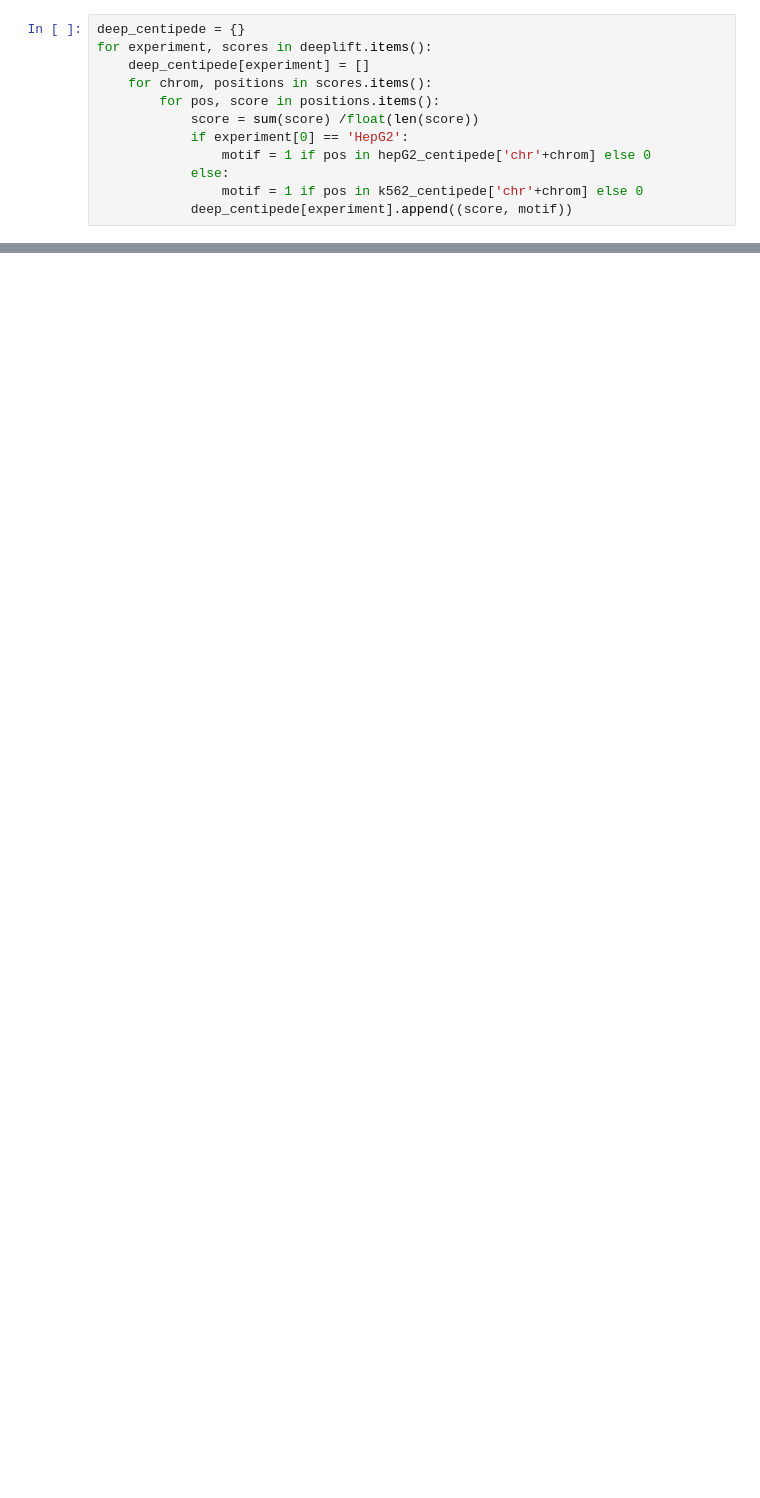
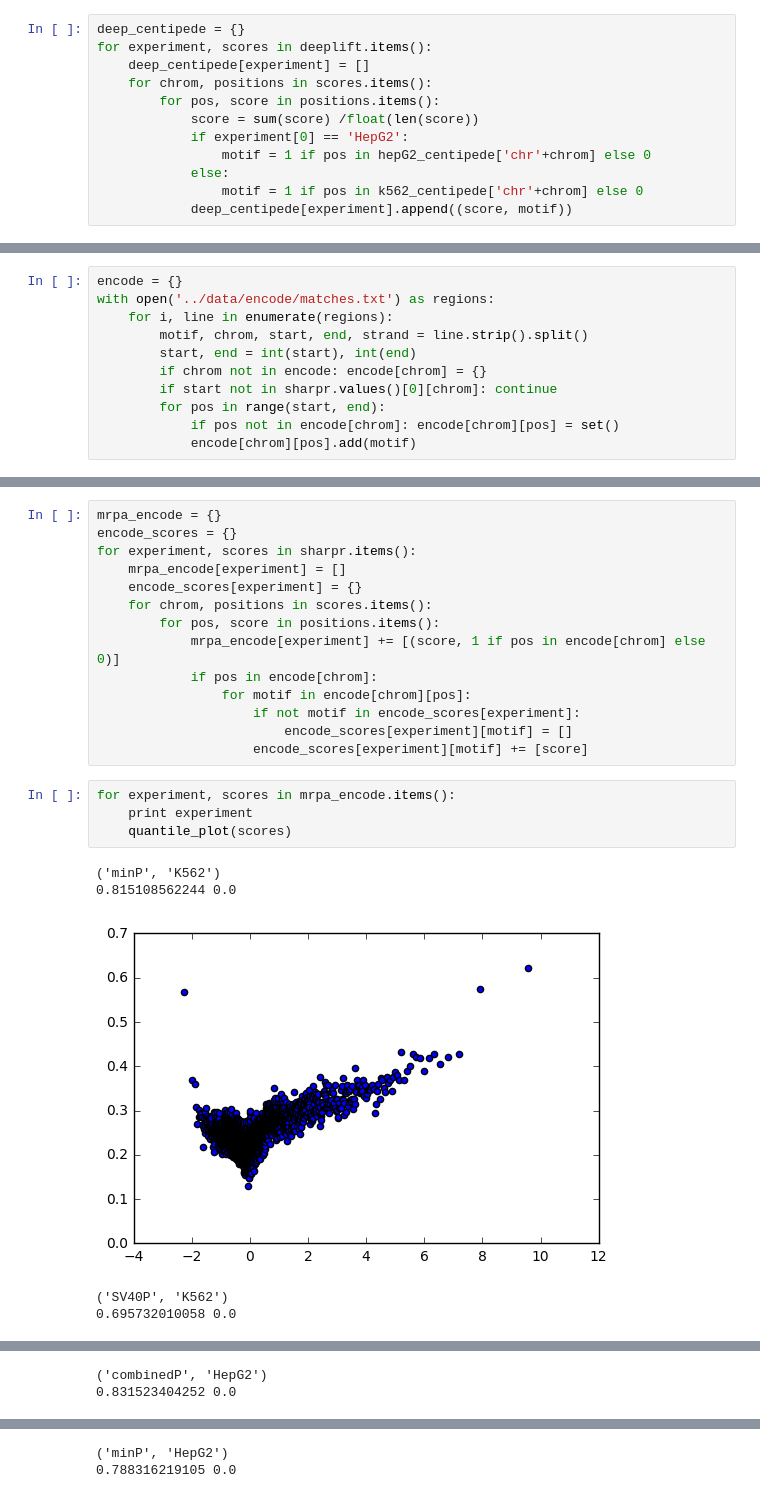
Before and after one commit to irvhsu/cs273b-project, a Jupyter notebook: notebooks/interpretation.ipynb, the cells around one changed output, grey strips where cells are left out. Drawn from its saved outputs; the diff is of its cells as text; blank space fills up the shorter version.

Commit message:
ENCODE comparison

```diff
--- a/notebooks/interpretation.ipynb
+++ b/notebooks/interpretation.ipynb
@@ -268,0 +238,11 @@ for experiment, scores in deep_centipede.items():
+# %%
+encode = {}
+with open('../data/encode/matches.txt') as regions:
+    for i, line in enumerate(regions):
+        motif, chrom, start, end, strand = line.strip().split()
+        start, end = int(start), int(end)
+        if chrom not in encode: encode[chrom] = {}
+        if start not in sharpr.values()[0][chrom]: continue
+        for pos in range(start, end):
+            if pos not in encode[chrom]: encode[chrom][pos] = set()
+            encode[chrom][pos].add(motif)
@@ -268,0 +268,24 @@ for experiment, scores in deep_centipede.items():
+# %%
+mrpa_encode = {}
+encode_scores = {}
+for experiment, scores in sharpr.items():
+    mrpa_encode[experiment] = []
+    encode_scores[experiment] = {}
+    for chrom, positions in scores.items():
+        for pos, score in positions.items():
+            mrpa_encode[experiment] += [(score, 1 if pos in encode[chrom] else 0)]
+            if pos in encode[chrom]:
+                for motif in encode[chrom][pos]:
+                    if not motif in encode_scores[experiment]:
+                        encode_scores[experiment][motif] = []
+                    encode_scores[experiment][motif] += [score]
+# %%
+for experiment, scores in mrpa_encode.items():
+    print experiment
+    quantile_plot(scores)
+# %% [output]
+('minP', 'K562')
+0.815108562244 0.0
+[figure, added]
+('SV40P', 'K562')
+0.695732010058 0.0
@@ -268,0 +293,2 @@ for experiment, scores in deep_centipede.items():
+('combinedP', 'HepG2')
+0.831523404252 0.0
@@ -268,0 +296,2 @@ for experiment, scores in deep_centipede.items():
+('minP', 'HepG2')
+0.788316219105 0.0
```
Also changed, not shown: parts of 12 cells of this notebook.
